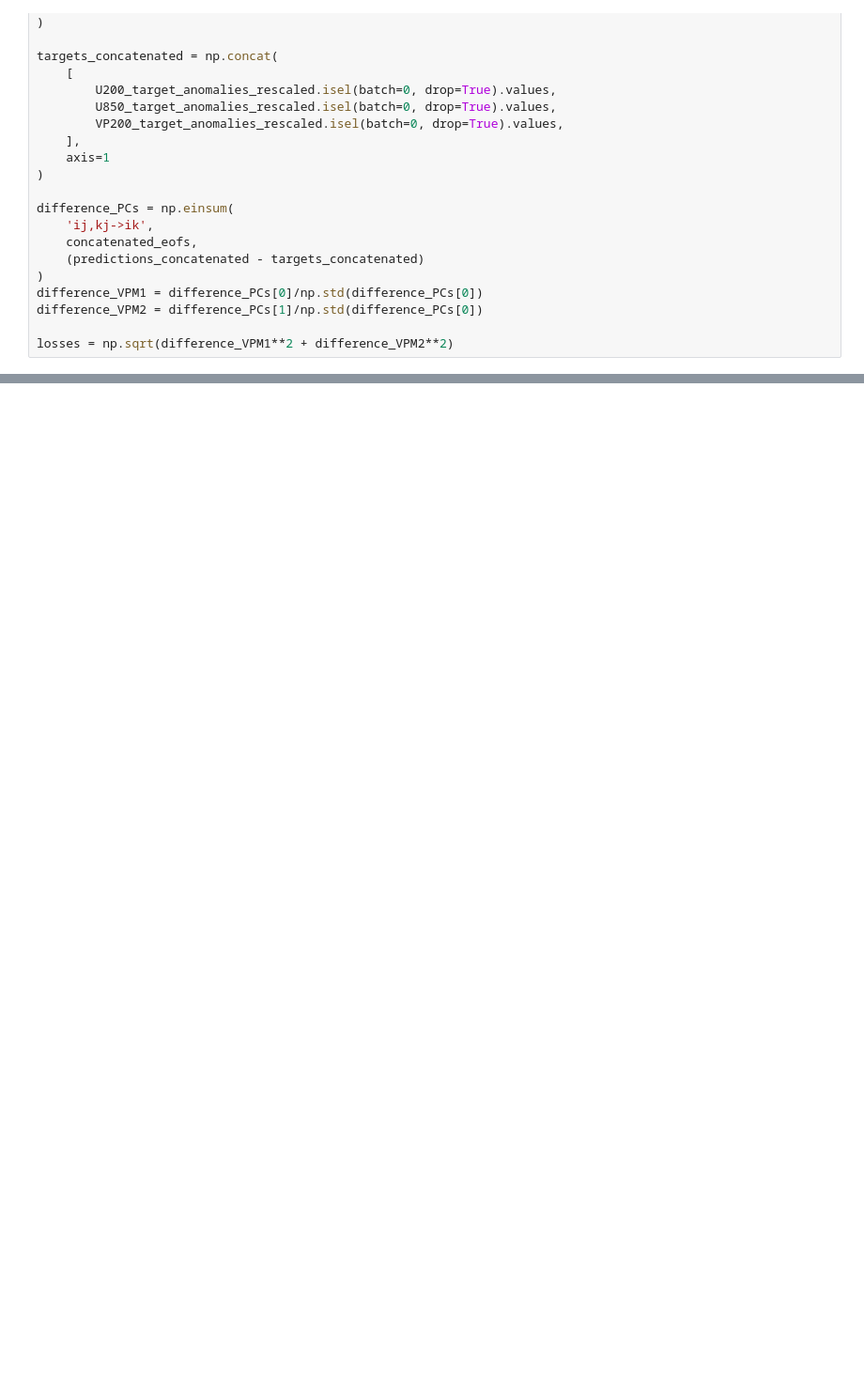
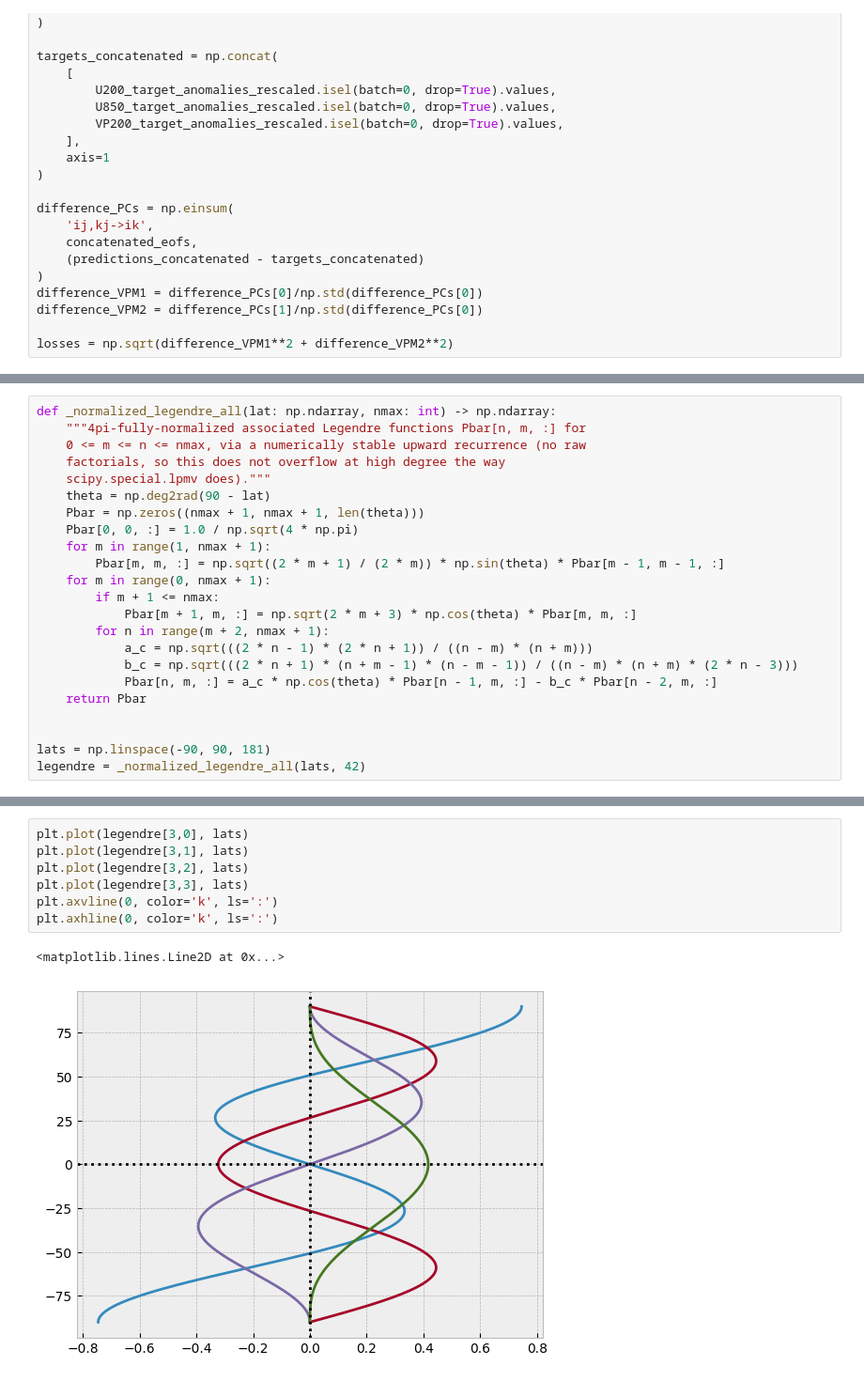
Before and after one commit to spencer-ressel/thesis-work, a Jupyter notebook: python/graphcast/data_processing.ipynb, the cells around one changed output, grey strips where cells are left out. Shown at 94% size. Cells and saved outputs as stored; diff of their text form; blank space fills up the shorter version.

```diff
--- a/python/graphcast/data_processing.ipynb
+++ b/python/graphcast/data_processing.ipynb
@@ -3382,0 +3385,23 @@ losses = np.sqrt(difference_VPM1**2 + difference_VPM2**2)
+# %%
+def _normalized_legendre_all(lat: np.ndarray, nmax: int) -> np.ndarray:
+    """4pi-fully-normalized associated Legendre functions Pbar[n, m, :] for
+    0 <= m <= n <= nmax, via a numerically stable upward recurrence (no raw
+    factorials, so this does not overflow at high degree the way
+    scipy.special.lpmv does)."""
+    theta = np.deg2rad(90 - lat)
+    Pbar = np.zeros((nmax + 1, nmax + 1, len(theta)))
+    Pbar[0, 0, :] = 1.0 / np.sqrt(4 * np.pi)
+    for m in range(1, nmax + 1):
+        Pbar[m, m, :] = np.sqrt((2 * m + 1) / (2 * m)) * np.sin(theta) * Pbar[m - 1, m - 1, :]
+    for m in range(0, nmax + 1):
+        if m + 1 <= nmax:
+            Pbar[m + 1, m, :] = np.sqrt(2 * m + 3) * np.cos(theta) * Pbar[m, m, :]
+        for n in range(m + 2, nmax + 1):
+            a_c = np.sqrt(((2 * n - 1) * (2 * n + 1)) / ((n - m) * (n + m)))
+            b_c = np.sqrt(((2 * n + 1) * (n + m - 1) * (n - m - 1)) / ((n - m) * (n + m) * (2 * n - 3)))
+            Pbar[n, m, :] = a_c * np.cos(theta) * Pbar[n - 1, m, :] - b_c * Pbar[n - 2, m, :]
+    return Pbar
+
+
+lats = np.linspace(-90, 90, 181)
+legendre = _normalized_legendre_all(lats, 42)
@@ -3382,0 +3421,10 @@ losses = np.sqrt(difference_VPM1**2 + difference_VPM2**2)
+# %%
+plt.plot(legendre[3,0], lats)
+plt.plot(legendre[3,1], lats)
+plt.plot(legendre[3,2], lats)
+plt.plot(legendre[3,3], lats)
+plt.axvline(0, color='k', ls=':')
+plt.axhline(0, color='k', ls=':')
+# %% [output]
+<matplotlib.lines.Line2D at 0x...>
+[figure, added]
```
Also changed, not shown: parts of 3 cells of this notebook.
